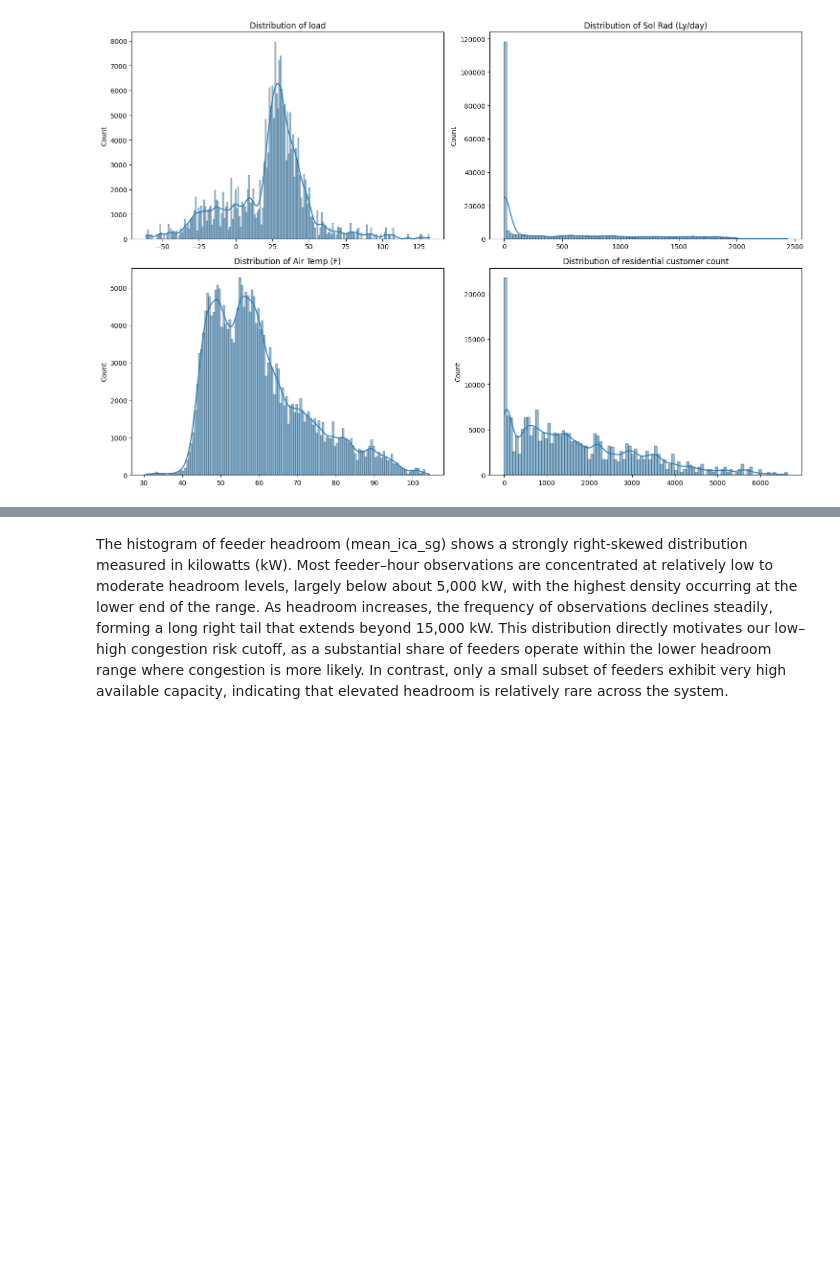
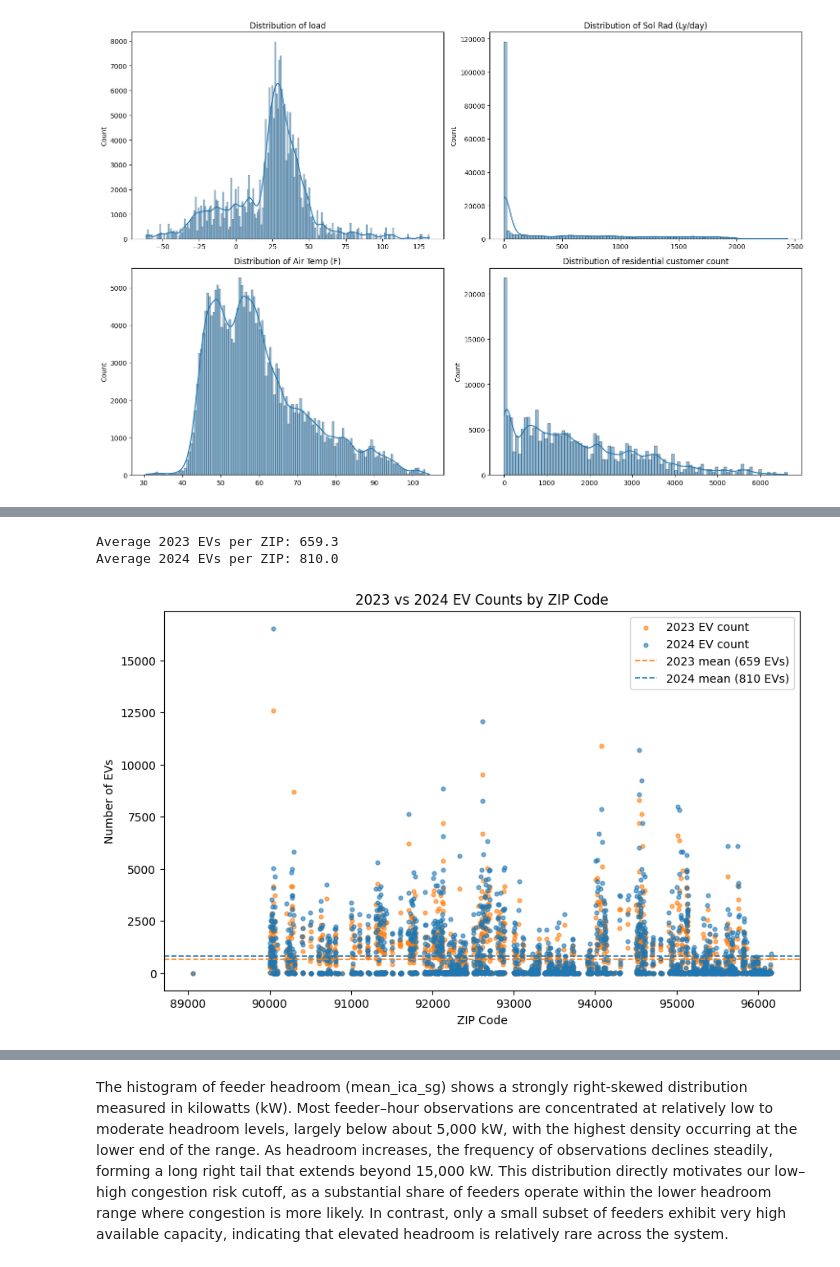
Before and after one commit to Brookeeichen/Predicted-Feeder-Congestion, a Jupyter notebook: FinalProjectTemplate_2025.ipynb, the cells around one changed output, grey strips where cells are left out. Saved outputs shown, nothing was run; the diff lists cells and outputs as text; code cells hidden in the pictures; blank space fills up the shorter version.

```diff
--- a/FinalProjectTemplate_2025.ipynb
+++ b/FinalProjectTemplate_2025.ipynb
@@ -384,0 +397,71 @@ plt.show()
+# %%
+import pandas as pd
+import matplotlib.pyplot as plt
+
+# 1. Load data
+df = pd.read_csv("EV_Pop_Growth_23_24.csv")
+
+# 2. Extract columns
+zips = df["Zip Code"]
+ev_2023 = df["2023"]
+ev_2024 = df["2024"]
+
+# 3. Compute means
+mean_2023 = ev_2023.mean()
+mean_2024 = ev_2024.mean()
+
+print(f"Average 2023 EVs per ZIP: {mean_2023:.1f}")
+print(f"Average 2024 EVs per ZIP: {mean_2024:.1f}")
+
+# 4. Plot (with log scale)
+plt.figure(figsize=(10, 6))
+
+# Scatter: EV counts
+plt.scatter(
+    zips,
+    ev_2023,
+    s=12,
+    alpha=0.6,
+    color="tab:orange",
+    label="2023 EV count"
+)
+
+# Scatter: 2024 EV counts
+plt.scatter(
+    zips,
+    ev_2024,
+    s=12,
+    alpha=0.6,
+    color="tab:blue",
+    label="2024 EV count"
+)
+
+# 5. Add average lines
+plt.axhline(
+    mean_2023,
+    color="tab:orange",
+    linestyle="--",
+    linewidth=1.2,
+    label=f"2023 mean ({mean_2023:.0f} EVs)"
+)
+
+plt.axhline(
+    mean_2024,
+    color="tab:blue",
+    linestyle="--",
+    linewidth=1.2,
+    label=f"2024 mean ({mean_2024:.0f} EVs)"
+)
+
+# 6. Add labels and legend
+plt.xlabel("ZIP Code")
+plt.ylabel("Number of EVs")
+plt.legend()
+plt.title("2023 vs 2024 EV Counts by ZIP Code")
+
+# 7. Show plot
+plt.show()
+# %% [output]
+Average 2023 EVs per ZIP: 659.3
+Average 2024 EVs per ZIP: 810.0
+[figure, added]
```
Also changed, not shown: parts of 17 cells of this notebook.
